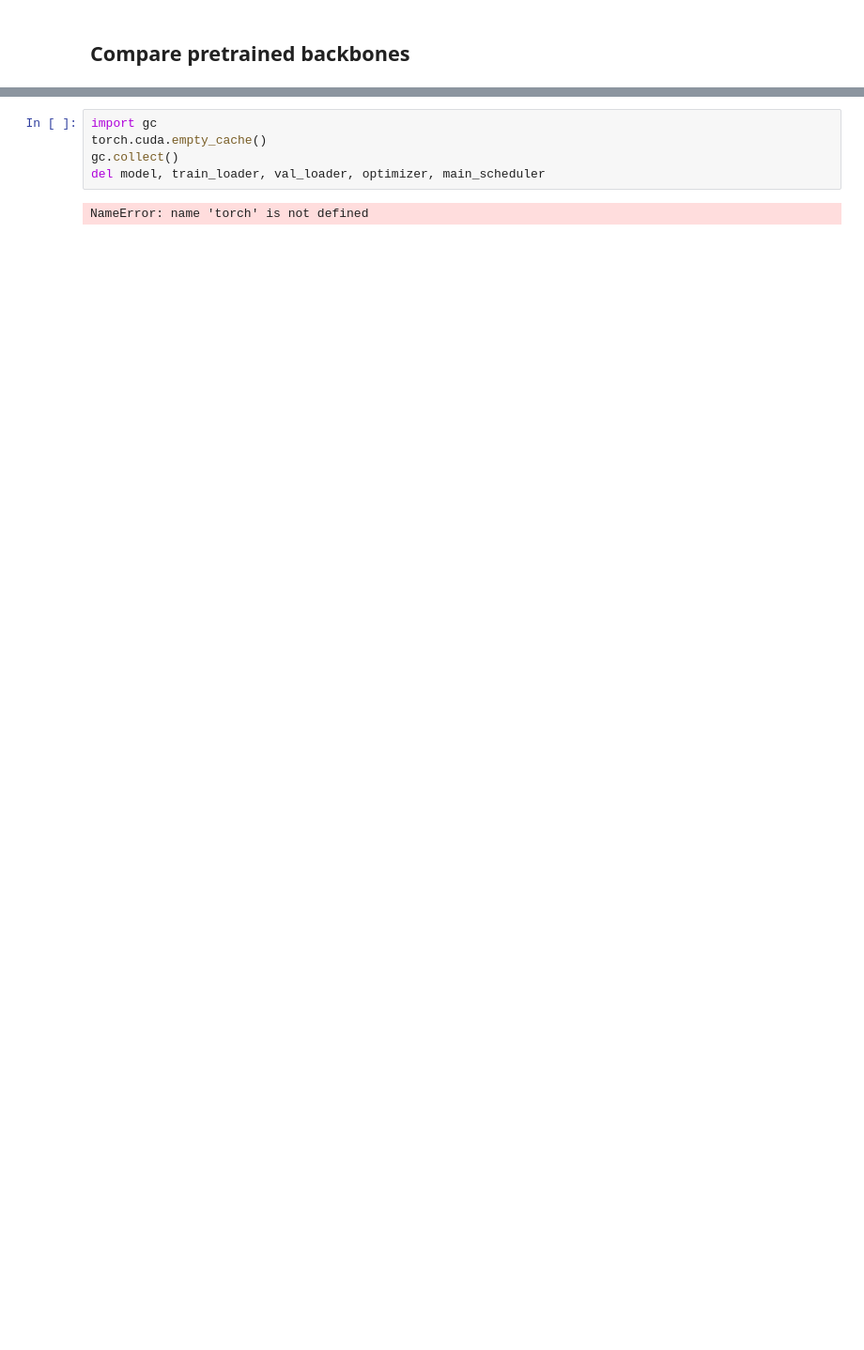
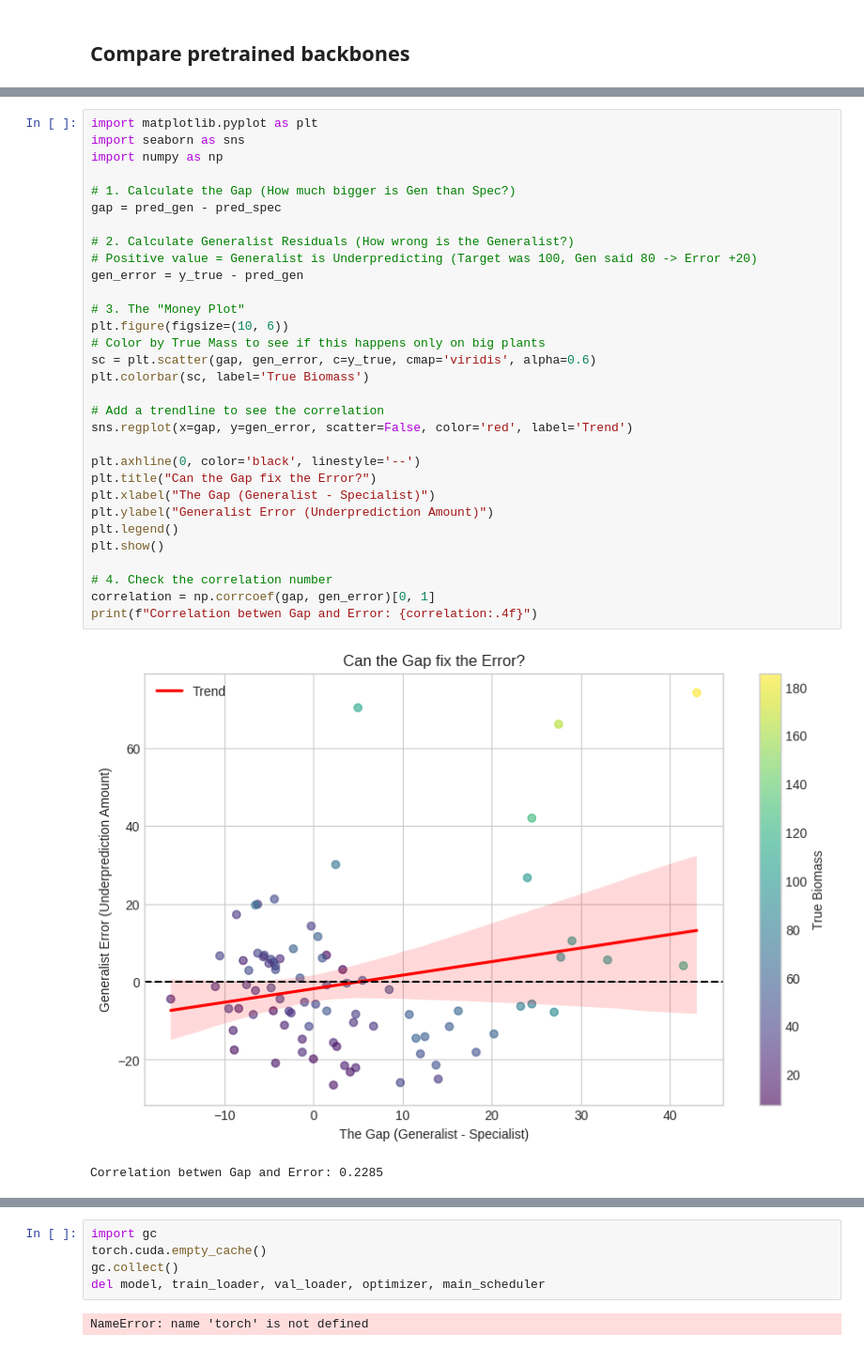
Before and after one commit to butnaruteodor/CSIRO---Image2Biomass-Prediction, a Jupyter notebook: pretraining.ipynb, the cells around one changed output, grey strips where cells are left out. Shown at 94% size. Cells and saved outputs as stored; diff of their text form; blank space fills up the shorter version.

```diff
--- a/pretraining.ipynb
+++ b/pretraining.ipynb
@@ -202,0 +194,34 @@ SAVED (R²: 0.4107)
+# %%
+import matplotlib.pyplot as plt
+import seaborn as sns
+import numpy as np
+
+# 1. Calculate the Gap (How much bigger is Gen than Spec?)
+gap = pred_gen - pred_spec
+
+# 2. Calculate Generalist Residuals (How wrong is the Generalist?)
+# Positive value = Generalist is Underpredicting (Target was 100, Gen said 80 -> Error +20)
+gen_error = y_true - pred_gen
+
+# 3. The "Money Plot"
+plt.figure(figsize=(10, 6))
+# Color by True Mass to see if this happens only on big plants
+sc = plt.scatter(gap, gen_error, c=y_true, cmap='viridis', alpha=0.6)
+plt.colorbar(sc, label='True Biomass')
+
+# Add a trendline to see the correlation
+sns.regplot(x=gap, y=gen_error, scatter=False, color='red', label='Trend')
+
+plt.axhline(0, color='black', linestyle='--')
+plt.title("Can the Gap fix the Error?")
+plt.xlabel("The Gap (Generalist - Specialist)")
+plt.ylabel("Generalist Error (Underprediction Amount)")
+plt.legend()
+plt.show()
+
+# 4. Check the correlation number
+correlation = np.corrcoef(gap, gen_error)[0, 1]
+print(f"Correlation betwen Gap and Error: {correlation:.4f}")
+# %% [output]
+[figure, added]
+Correlation betwen Gap and Error: 0.2285
```
Also changed, not shown: parts of 29 cells of this notebook, 11 other files.
